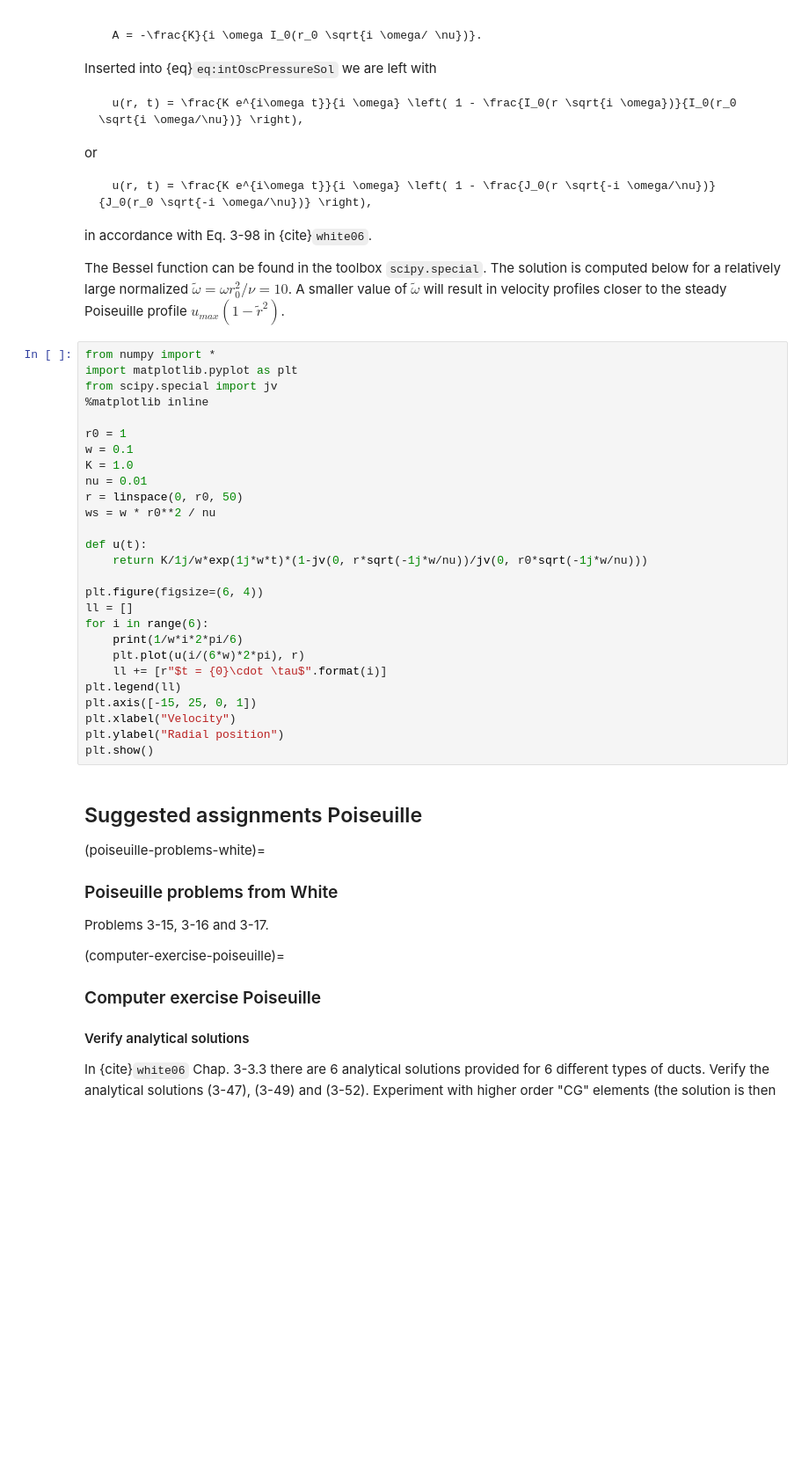
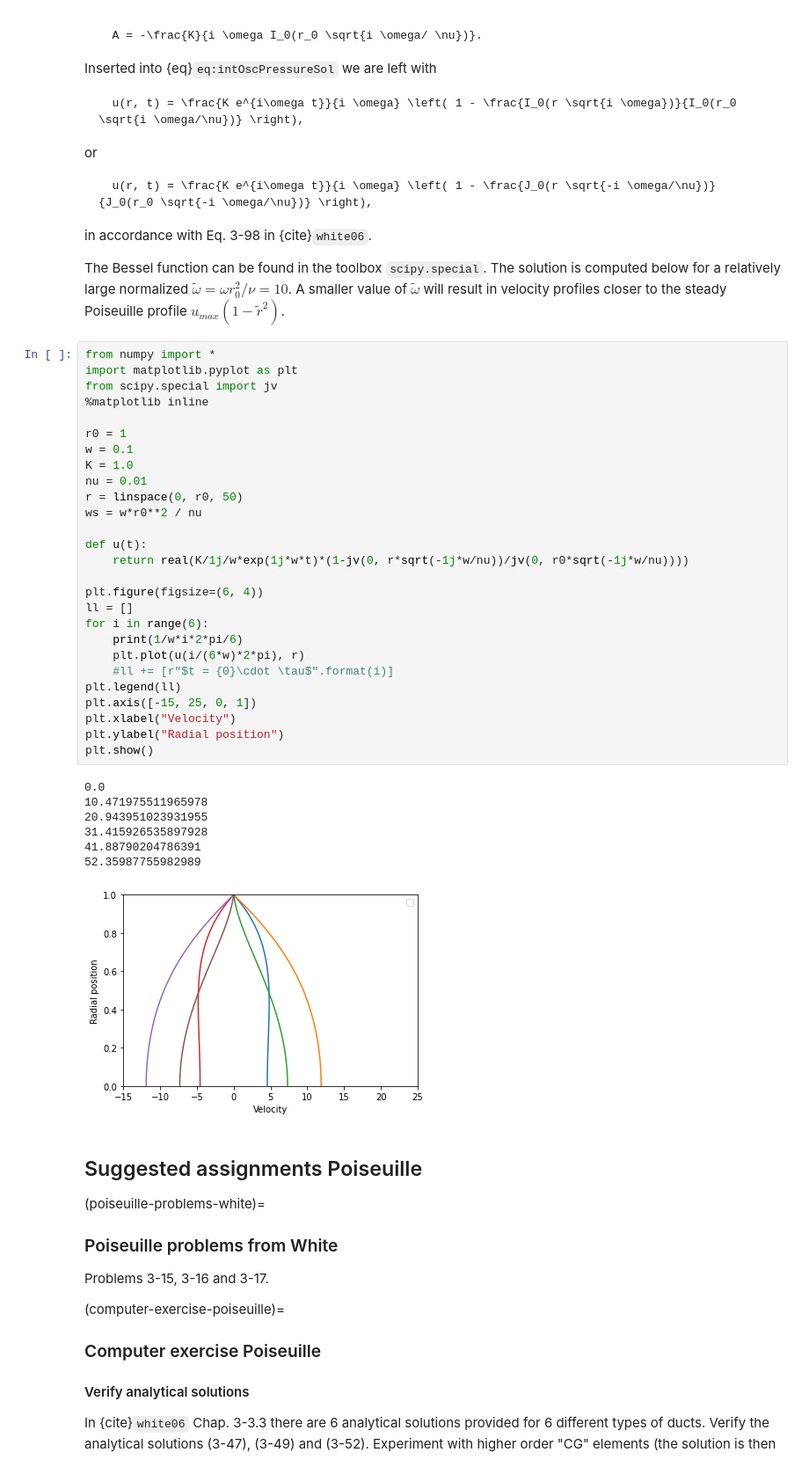
Before and after one commit to mikaem/MEK4300, a Jupyter notebook: content/chapter3/poiseuille.ipynb, the cells around one changed output. Shown at 88% size. Drawn from its saved outputs; the diff is of its cells as text; blank space fills up the shorter version.

```diff
--- a/content/chapter3/poiseuille.ipynb
+++ b/content/chapter3/poiseuille.ipynb
@@ -476,30 +486,38 @@ The Bessel function can be found in the toolbox `scipy.special`. The solution is
 # %%
 from numpy import *
 import matplotlib.pyplot as plt
 from scipy.special import jv
 %matplotlib inline
 
 r0 = 1
 w = 0.1
 K = 1.0
 nu = 0.01
 r = linspace(0, r0, 50)
-ws = w * r0**2 / nu
+ws = w*r0**2 / nu
 
 def u(t):
-    return K/1j/w*exp(1j*w*t)*(1-jv(0, r*sqrt(-1j*w/nu))/jv(0, r0*sqrt(-1j*w/nu)))
+    return real(K/1j/w*exp(1j*w*t)*(1-jv(0, r*sqrt(-1j*w/nu))/jv(0, r0*sqrt(-1j*w/nu))))
 
 plt.figure(figsize=(6, 4))
 ll = []
 for i in range(6):
     print(1/w*i*2*pi/6)
     plt.plot(u(i/(6*w)*2*pi), r)
-    ll += [r"$t = {0}\cdot \tau$".format(i)]
+    #ll += [r"$t = {0}\cdot \tau$".format(i)]
 plt.legend(ll)
 plt.axis([-15, 25, 0, 1])
 plt.xlabel("Velocity")
 plt.ylabel("Radial position")
 plt.show()
+# %% [output]
+0.0
+10.471975511965978
+20.943951023931955
+31.415926535897928
+41.88790204786391
+52.35987755982989
+[figure, added]
 # %% [markdown]
 ## Suggested assignments Poiseuille
 
```
Also changed, not shown: parts of 2 cells of this notebook, 3 other files.
